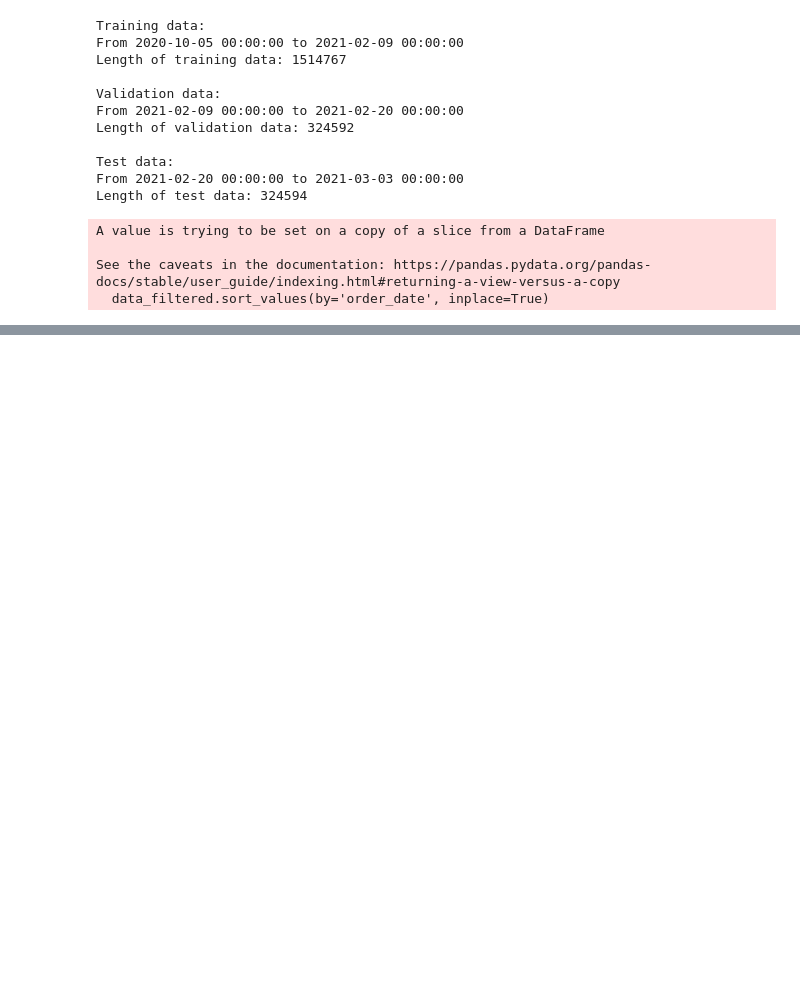
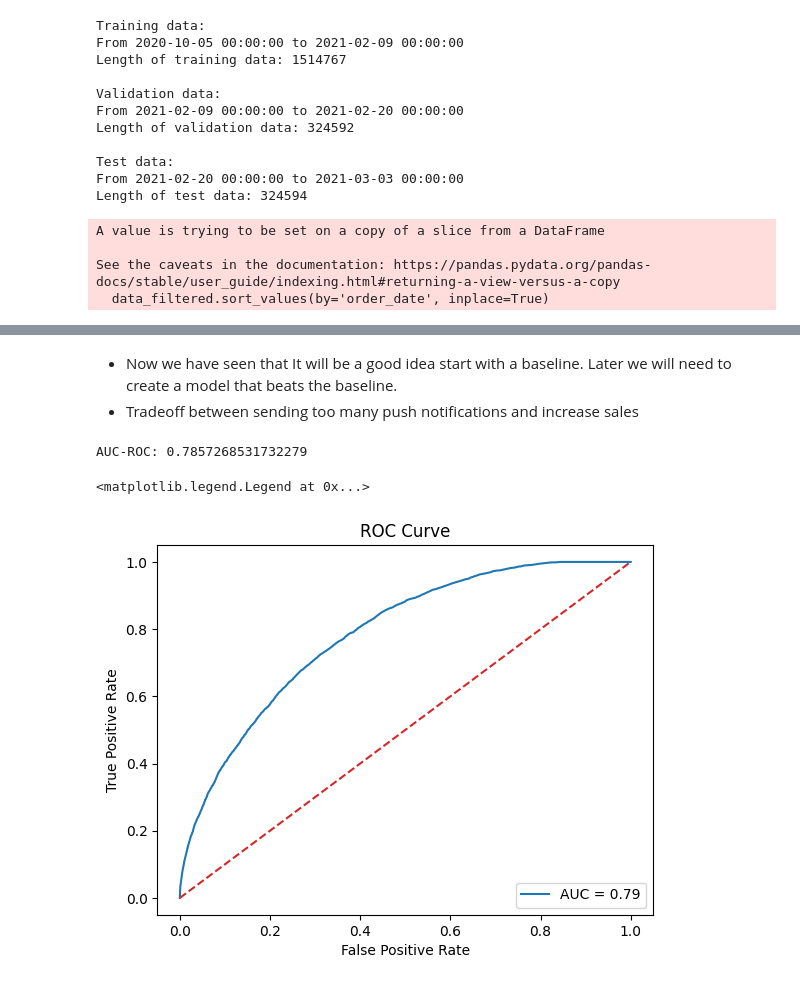
Before and after one commit to pamalo9/zrive-ds, a Jupyter notebook: src/module_3/TRD.ipynb, the cells around one changed output, grey strips where cells are left out. Saved outputs shown, nothing was run; the diff lists cells and outputs as text; code cells hidden in the pictures; blank space fills up the shorter version.

Commit message:
baseline

```diff
--- a/src/module_3/TRD.ipynb
+++ b/src/module_3/TRD.ipynb
@@ -160 +164,27 @@ test_data.head()
 5 rows × 27 columns
+# %% [markdown]
+- Now we have seen that It will be a good idea start with a baseline. Later we will need to create a model that beats the baseline.
+- Tradeoff between sending too many push notifications and increase sales
+# %%
+# I will use global_popularity as baseline
+y_true = val_data[label_col]
+y_probs = val_data['global_popularity']
+
+# Calculate AUC
+auc_roc = roc_auc_score(y_true, y_probs)
+print(f"AUC-ROC: {auc_roc}")
+
+# Calculate curve
+fpr, tpr, thresholds = roc_curve(y_true, y_probs)
+
+plt.figure()
+plt.plot(fpr, tpr, label='AUC = %0.2f' % auc_roc)
+plt.plot([0, 1], [0, 1], color='C3', linestyle='--')
+plt.xlabel('False Positive Rate')
+plt.ylabel('True Positive Rate')
+plt.title('ROC Curve')
+plt.legend(loc="lower right")
+# %% [output]
+AUC-ROC: 0.7857268531732279
+<matplotlib.legend.Legend at 0x...>
+[figure, added]
```
Also changed, not shown: parts of 9 cells of this notebook.
